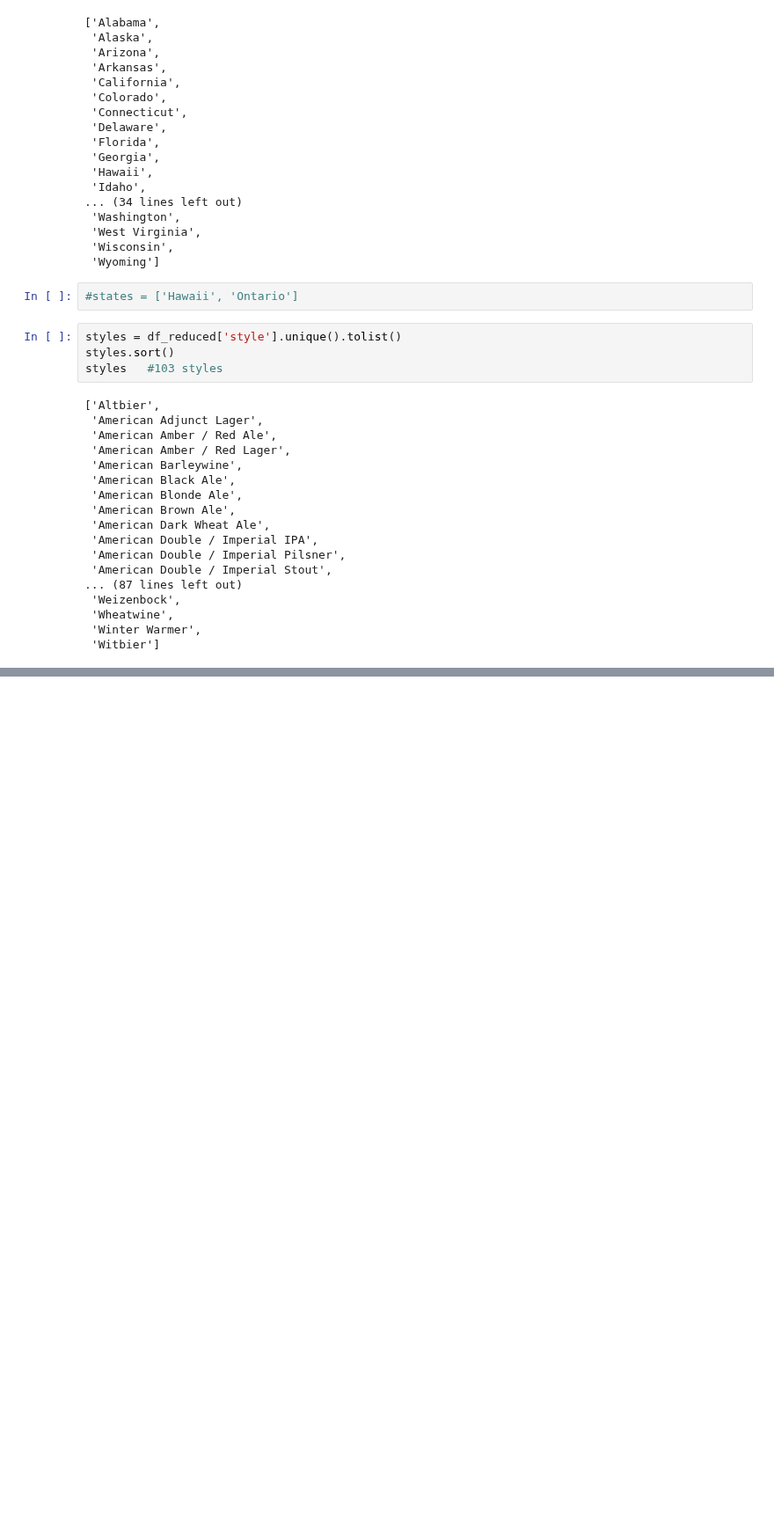
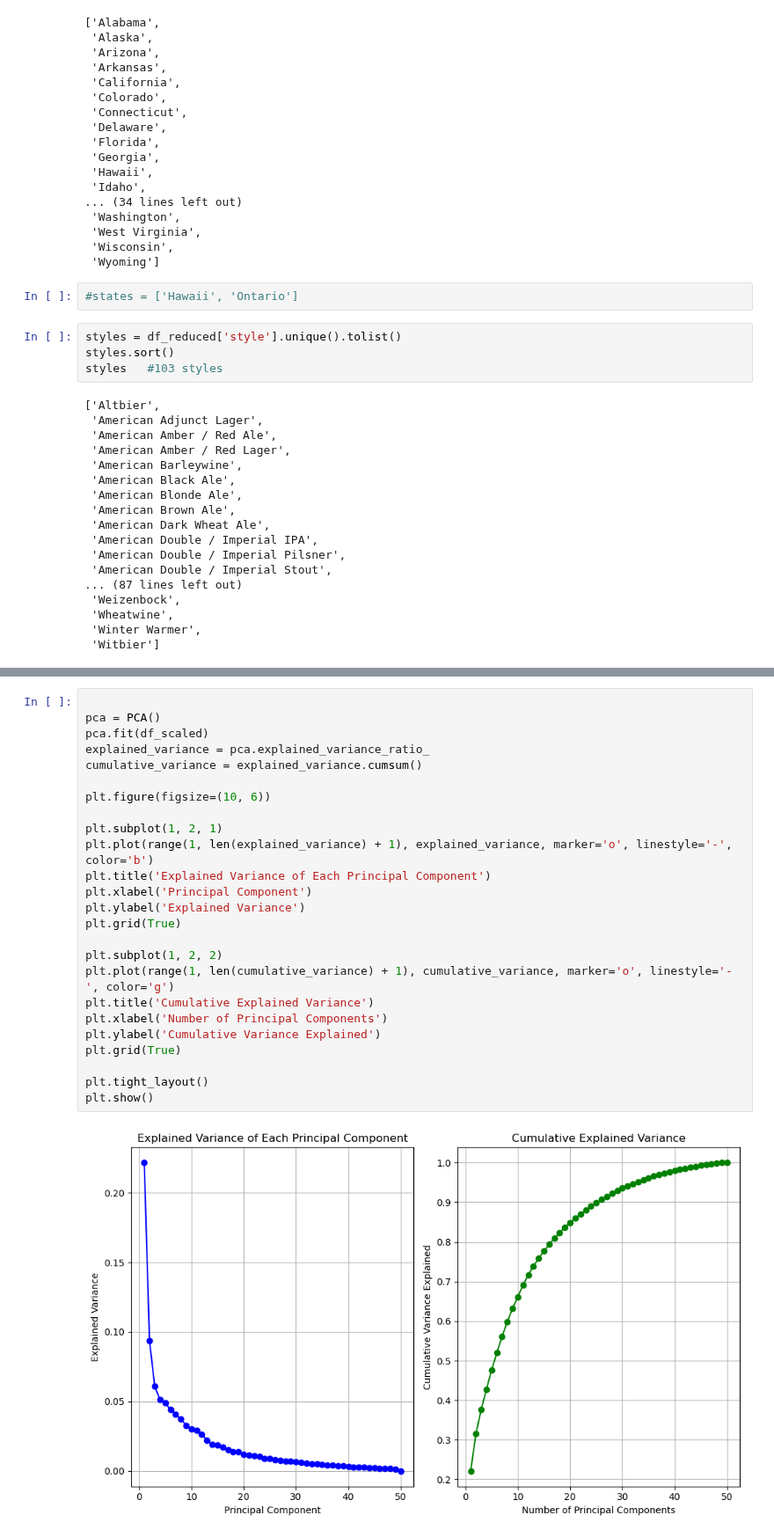
Before and after one commit to epfl-ada/ada-2024-project-x0x0, a Jupyter notebook: for_iarantsoa.ipynb, the cells around one changed output, grey strips where cells are left out. Shown at 88% size. Cells and saved outputs as stored; diff of their text form; blank space fills up the shorter version.

```diff
--- a/for_iarantsoa.ipynb
+++ b/for_iarantsoa.ipynb
@@ -122,0 +216,27 @@ df_total_clustering.columns
+# %%
+
+pca = PCA()
+pca.fit(df_scaled)
+explained_variance = pca.explained_variance_ratio_
+cumulative_variance = explained_variance.cumsum()
+
+plt.figure(figsize=(10, 6))
+
+plt.subplot(1, 2, 1)
+plt.plot(range(1, len(explained_variance) + 1), explained_variance, marker='o', linestyle='-', color='b')
+plt.title('Explained Variance of Each Principal Component')
+plt.xlabel('Principal Component')
+plt.ylabel('Explained Variance')
+plt.grid(True)
+
+plt.subplot(1, 2, 2)
+plt.plot(range(1, len(cumulative_variance) + 1), cumulative_variance, marker='o', linestyle='-', color='g')
+plt.title('Cumulative Explained Variance')
+plt.xlabel('Number of Principal Components')
+plt.ylabel('Cumulative Variance Explained')
+plt.grid(True)
+
+plt.tight_layout()
+plt.show()
+# %% [output]
+[figure, added]
```
Also changed, not shown: parts of 15 cells of this notebook.
